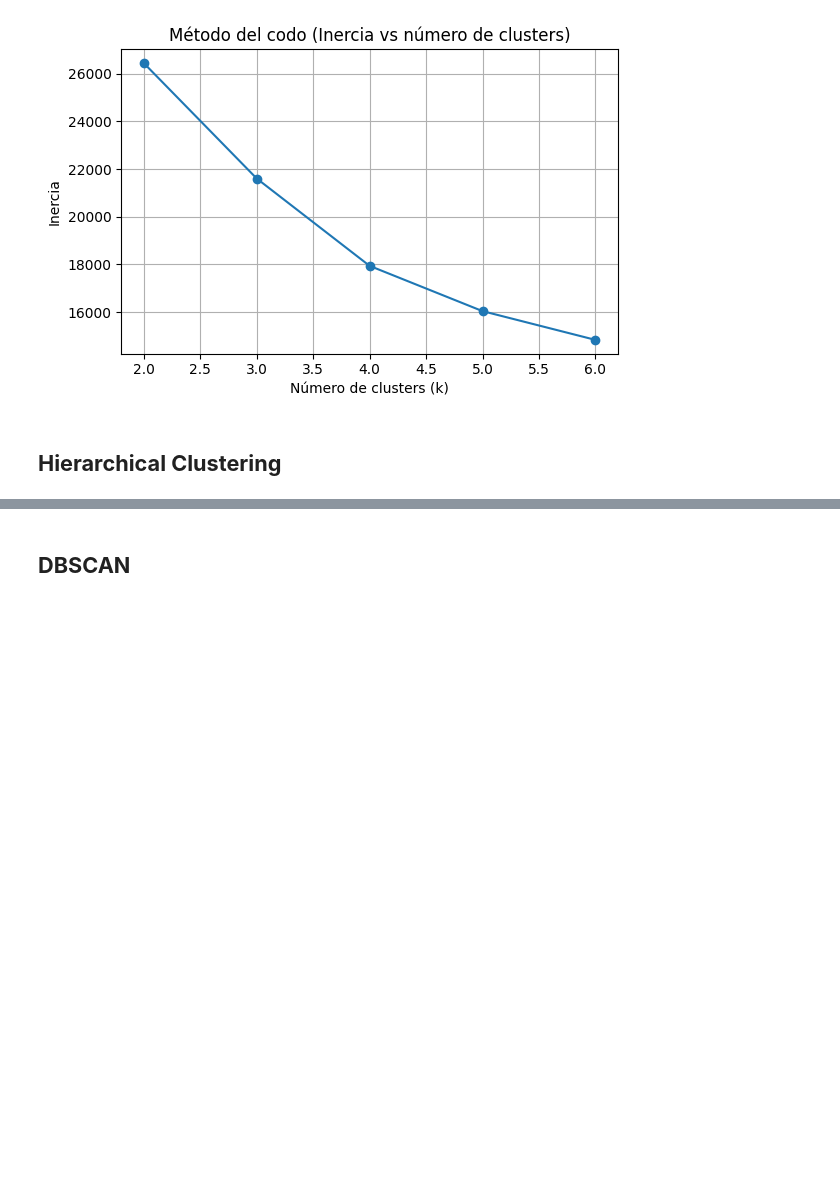
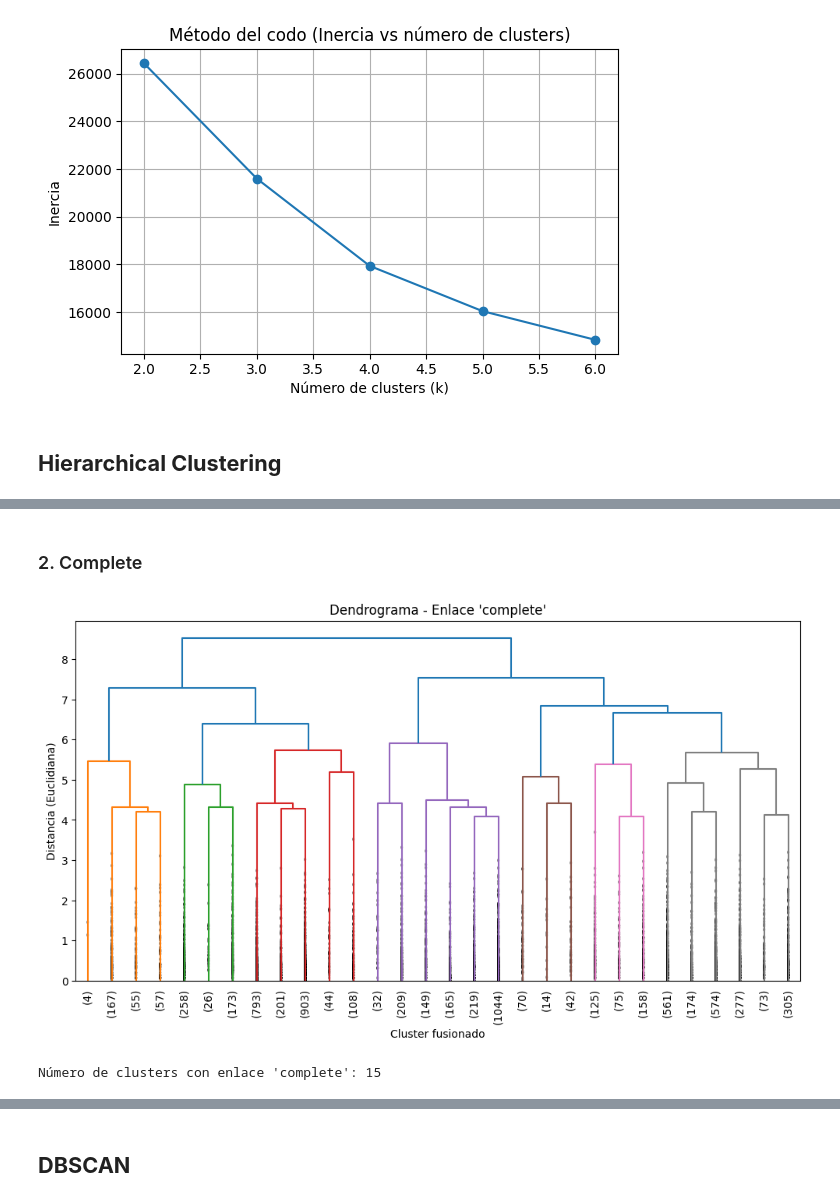
Before and after one commit to JoseCervantes06/Proyecto1_Equipo20_Cervantes-Reyes, a Jupyter notebook: fase2.ipynb, the cells around one changed output, grey strips where cells are left out. Saved outputs shown, nothing was run; the diff lists cells and outputs as text; code cells hidden in the pictures; blank space fills up the shorter version.

```diff
--- a/fase2.ipynb
+++ b/fase2.ipynb
@@ -374,0 +392,20 @@ plt.show()
+# %% [markdown]
+### 2. Complete
+# %%
+Z_complete = linkage(cluster1_data, method='complete')
+
+plt.figure(figsize=(12, 6))
+dendrogram(Z_complete, truncate_mode='lastp', p=30, leaf_rotation=90., leaf_font_size=10., show_contracted=True)
+plt.title("Dendrograma - Enlace 'complete'")
+plt.xlabel("Cluster fusionado")
+plt.ylabel("Distancia (Euclidiana)")
+plt.show()
+# %% [output]
+[figure, added]
+# %%
+clusters_complete = fcluster(Z_complete, t=5, criterion='distance')
+
+n_clusters = len(np.unique(clusters_complete))
+print("Número de clusters con enlace 'complete':", n_clusters)
+# %% [output]
+Número de clusters con enlace 'complete': 15
```
Also changed, not shown: parts of 10 cells of this notebook, 1 other file.
